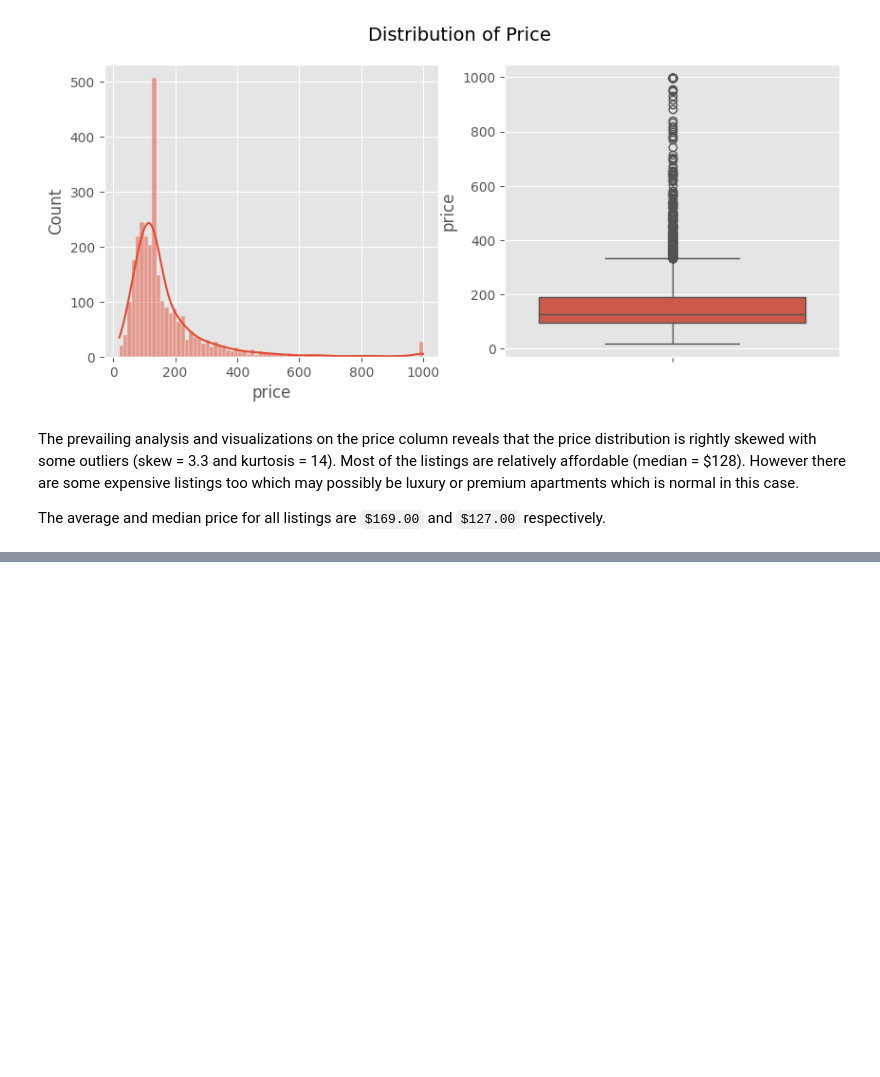
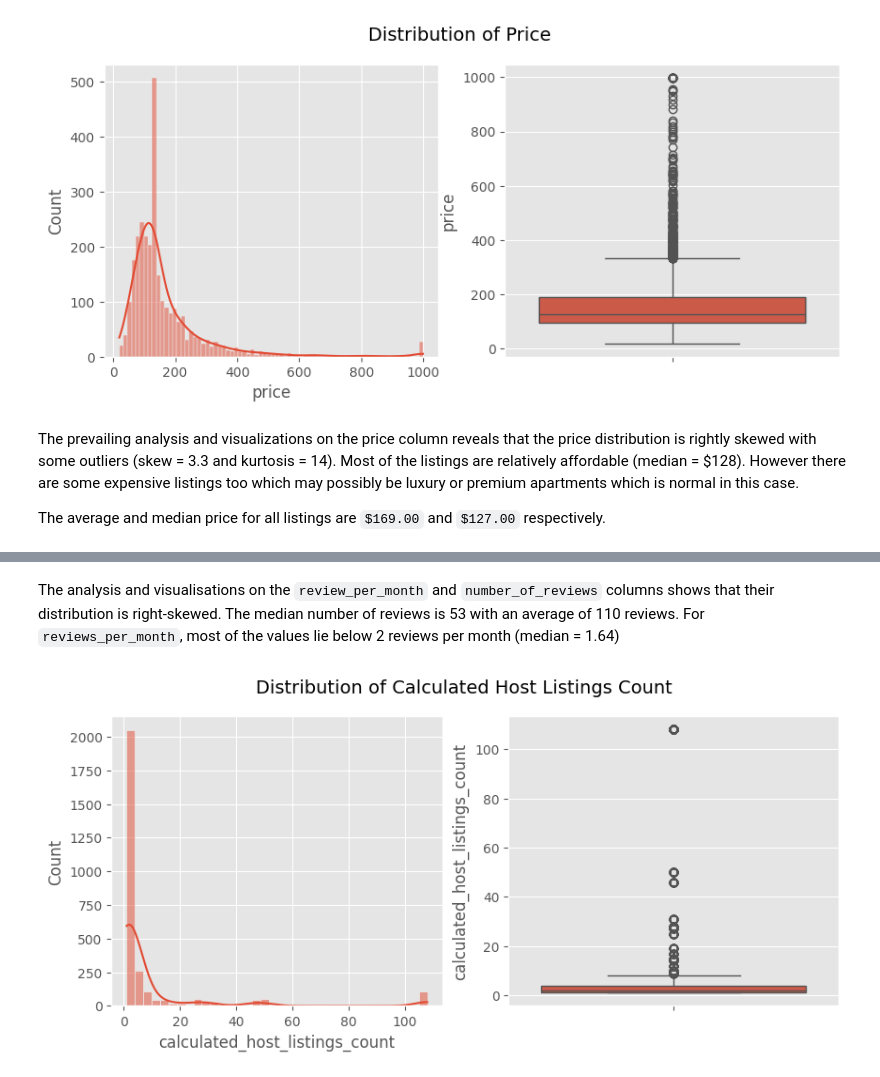
Before and after one commit to AndurilTheWise/airbnb_analysis, a Jupyter notebook: analysis.ipynb, the cells around one changed output, grey strips where cells are left out. Cells and saved outputs as stored; diff of their text form; code cells hidden in the pictures; blank space fills up the shorter version.

```diff
--- a/analysis.ipynb
+++ b/analysis.ipynb
@@ -280,0 +318,15 @@ The average and median price for all listings are `$169.00` and `$127.00` respec
+# %% [markdown]
+The analysis and visualisations on the `review_per_month` and `number_of_reviews` columns shows that their distribution is right-skewed. The median number of reviews is 53 with an average of 110 reviews. For `reviews_per_month`, most of the values lie below 2 reviews per month (median = 1.64)
+# %%
+# Visualizing the number of calculated host_listings distribution
+fig , ax = plt.subplots(nrows=1, ncols=2, figsize=(10,4))
+ax.flatten()
+
+sns.histplot(x = recent_listings["calculated_host_listings_count"], ax = ax[0], binwidth=3, kde=True)
+
+sns.boxplot(y = recent_listings["calculated_host_listings_count"], ax = ax[1])
+
+fig.suptitle("Distribution of Calculated Host Listings Count", fontsize =14)
+plt.show()
+# %% [output]
+[figure, added]
```
Also changed, not shown: parts of 18 cells of this notebook, 1 other file.
